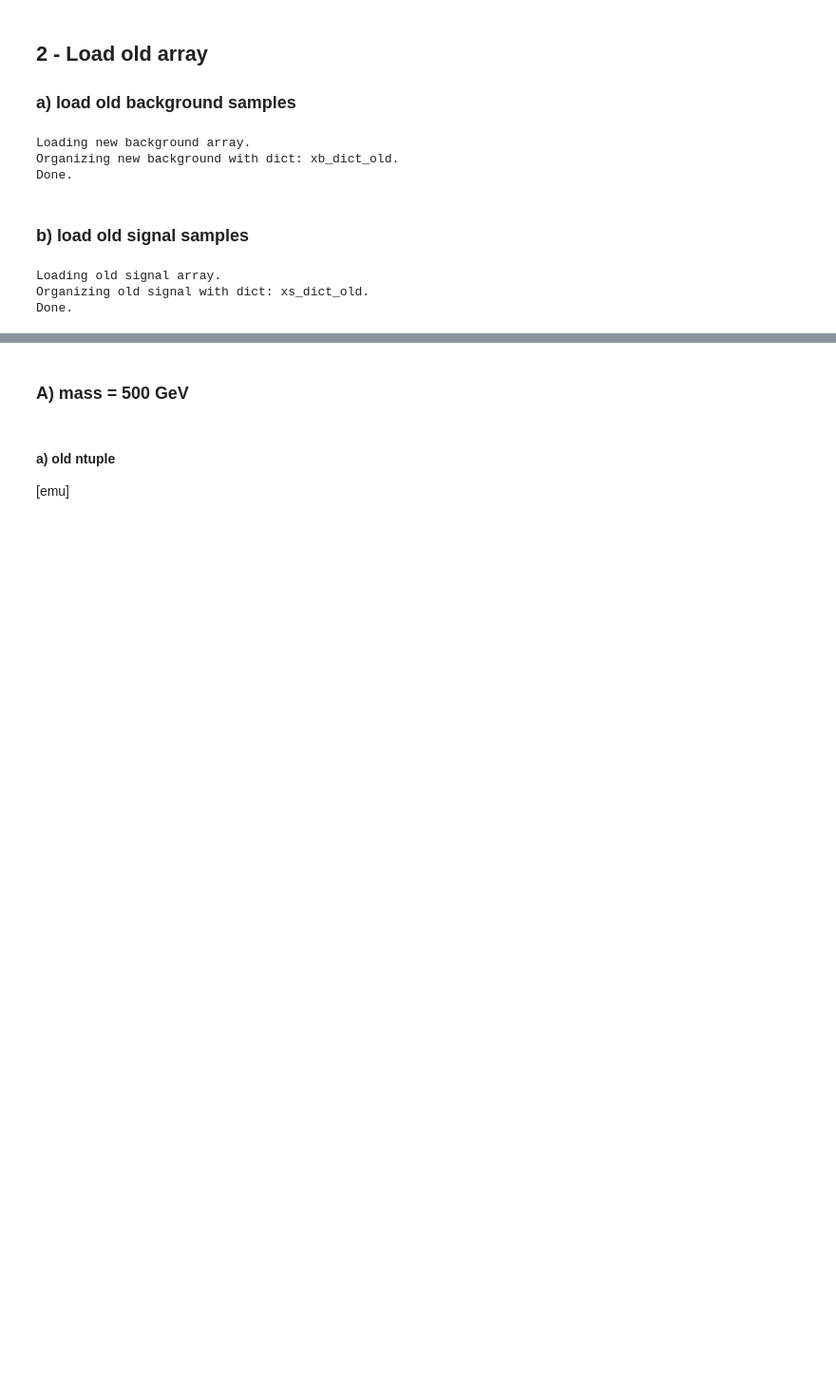
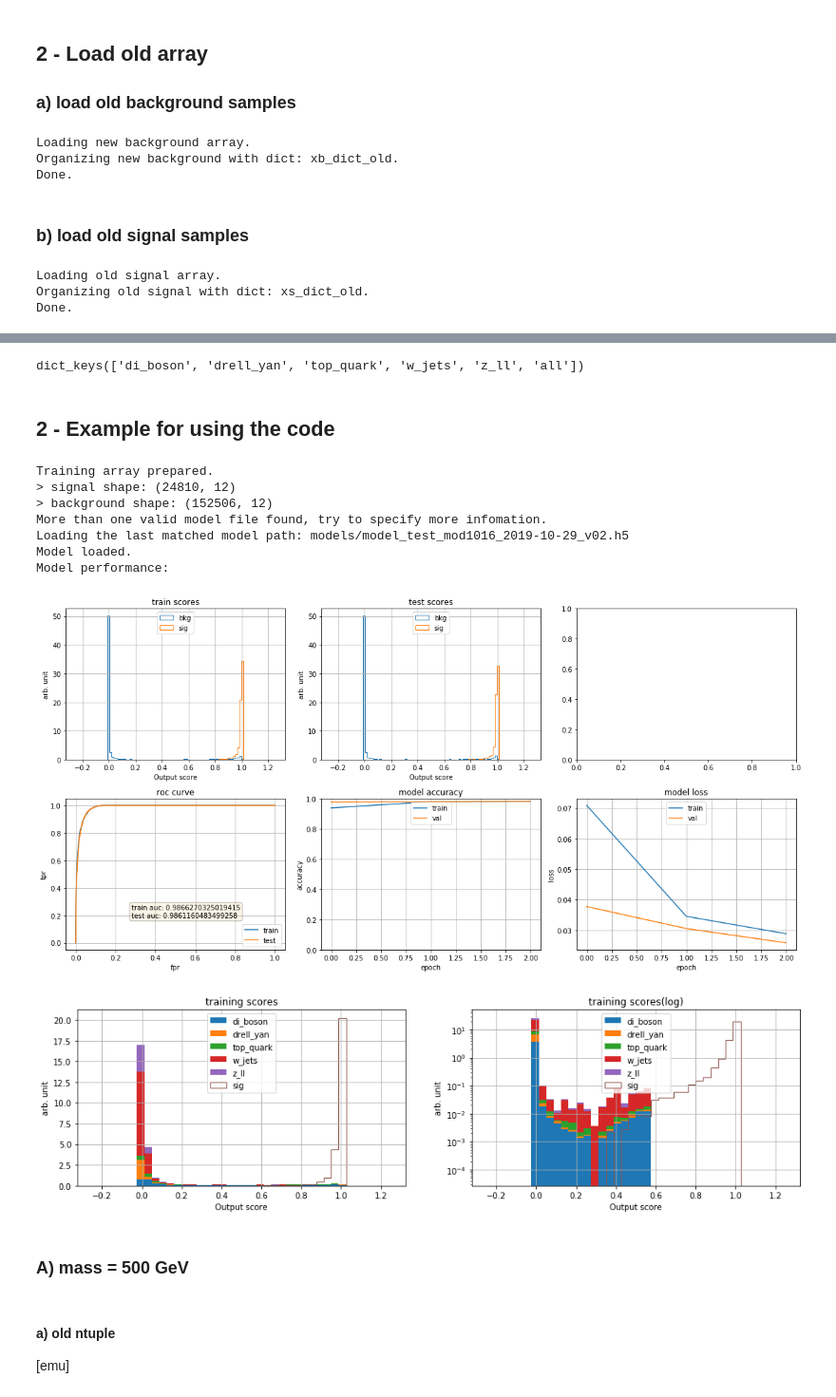
Before and after one commit to Hepynet/hepynet, a Jupyter notebook: run/train_with_old_ntuple.ipynb, the cells around one changed output, grey strips where cells are left out. Shown at 95% size. Saved outputs shown, nothing was run; the diff lists cells and outputs as text; code cells hidden in the pictures; blank space fills up the shorter version.

Commit message:
Optimize training and add model saving/retrieving and other useful functions.

```diff
--- a/run/train_with_old_ntuple.ipynb
+++ b/run/train_with_old_ntuple.ipynb
@@ -74,0 +59,13 @@ batch_size=32, epochs=10,lr_rate=0.1, dec=0.005,
+# %%
+print(xb_dict_old.keys())
+# %% [output]
+dict_keys(['di_boson', 'drell_yan', 'top_quark', 'w_jets', 'z_ll', 'all'])
+# %%
+selected_features_emu = [0, 1, 2, 3, 5, 6, 7, 15, 16, 17, 18, 19]
+selected_features_etau = [0, 1, 2, 3, 9, 10, 11, 13, 14, 15, 16, 17, 18, 19]
+selected_features_mutau = [0, 5, 6, 7, 9, 10, 11, 13, 14, 15, 16, 17, 18, 19]
+
+plot_bkg_list = ['di_boson', 'drell_yan', 'top_quark', 'w_jets', 'z_ll']
+plot_bkg_dict = {key:xb_dict_old[key] for key in plot_bkg_list}
+# %% [markdown]
+## 2 - Example for using the code
@@ -75,3 +90,27 @@ batch_size=32, epochs=10,lr_rate=0.1, dec=0.005,
+# %%
+# Example for loading model and make plots
+xs, xb = get_input_array(xs_dict_old, '500GeV', xb_dict_old, 'all', -4) # -4 for emu
+model_load = model.Model_1016("model_load_test", len(selected_features_emu))
+model_load.prepare_array(xs, xb, selected_features_emu, -4, sig_weight=10000, bkg_weight=10000, test_rate=0.2)
+model_load.load_model('model_test')
+model_load.show_performance(figsize=(16, 8))
+fig, ax = plt.subplots(ncols=2, figsize=(16, 4))
+model_load.plot_scores_separate(ax[0], plot_bkg_dict, plot_bkg_list, selected_features_emu,
+                                sig_arr=None, sig_weights=None, plot_title='training scores',
+                                bins=40, range=(-0.25, 1.25), density=True, log=False)
+model_load.plot_scores_separate(ax[1], plot_bkg_dict, plot_bkg_list, selected_features_emu,
+                                sig_arr=None, sig_weights=None, plot_title='training scores',
+                                bins=40, range=(-0.25, 1.25), density=True, log=True)
+# %% [output]
+Training array prepared.
+> signal shape: (24810, 12)
+> background shape: (152506, 12)
+More than one valid model file found, try to specify more infomation.
+Loading the last matched model path: models/model_test_mod1016_2019-10-29_v02.h5
+Model loaded.
+Model performance:
+[figure, added]
+[figure, added]
 # %% [markdown]
 ### A) mass = 500 GeV
 # %% [markdown]
```
Also changed, not shown: parts of 16 cells of this notebook, 3 other files.
